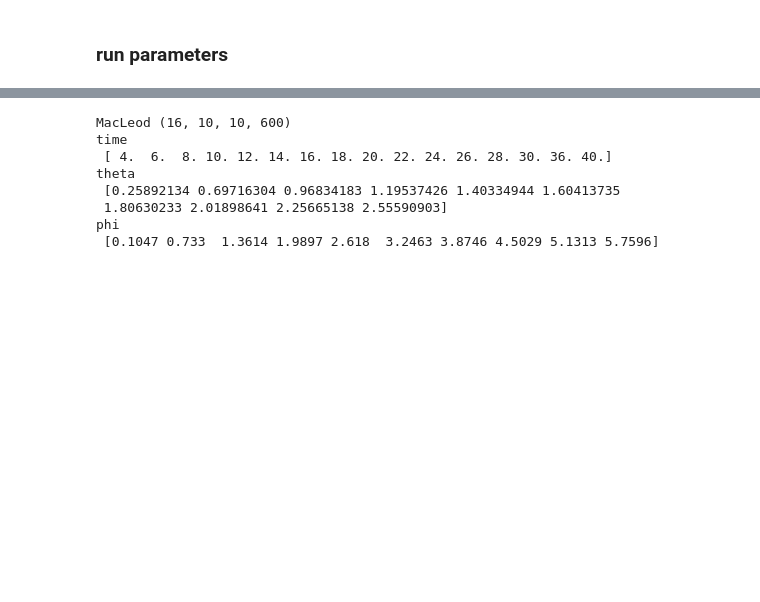
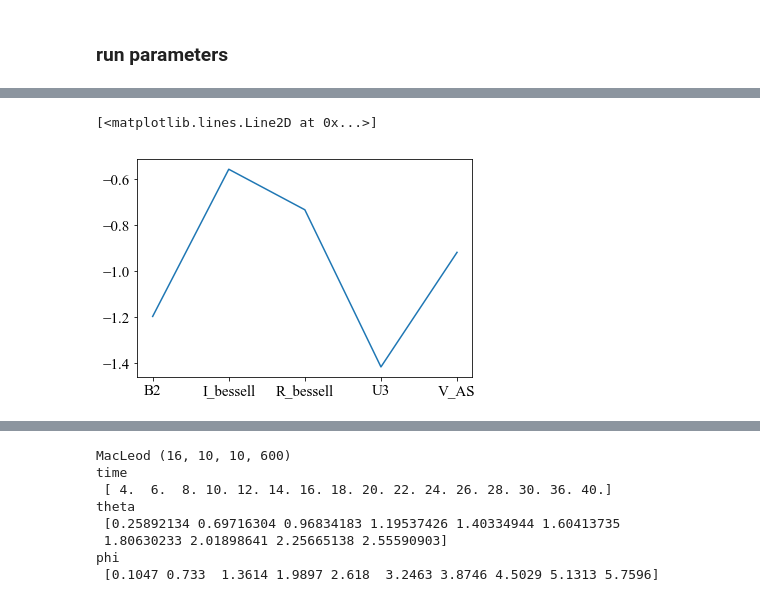
Before and after one commit to KjrKwn/photons, a Jupyter notebook: analysis/python/plot.ipynb, the cells around one changed output, grey strips where cells are left out. Saved outputs shown, nothing was run; the diff lists cells and outputs as text; code cells hidden in the pictures; blank space fills up the shorter version.

```diff
--- a/analysis/python/plot.ipynb
+++ b/analysis/python/plot.ipynb
@@ -68,0 +78,2 @@ for i, filter in enumerate(filters):
+# %%
+spectra_ML_dust = spectra_ML.dust_extinction(Eb_v=0.3)
@@ -68,0 +112,5 @@ for i, filter in enumerate(filters):
+# %%
+plt.plot(lc_ML.bands,lc_ML.data.mean(axis=(0,1,2))-lc_ML_dust.data.mean(axis=(0,1,2)))
+# %% [output]
+[<matplotlib.lines.Line2D at 0x...>]
+[figure, added]
```
Also changed, not shown: parts of 30 cells of this notebook.
